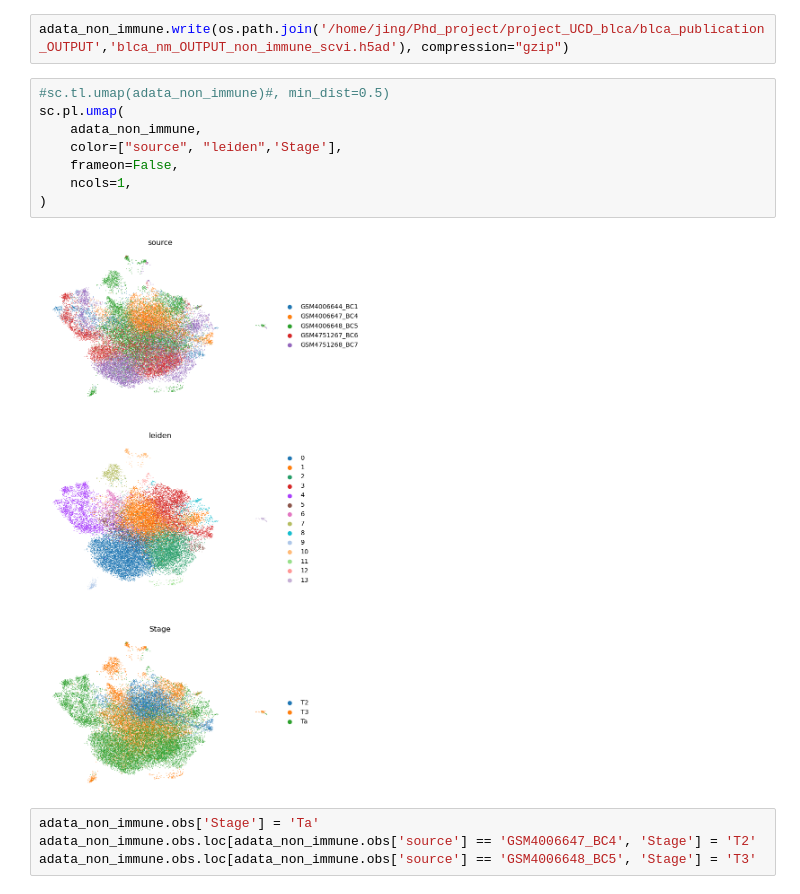
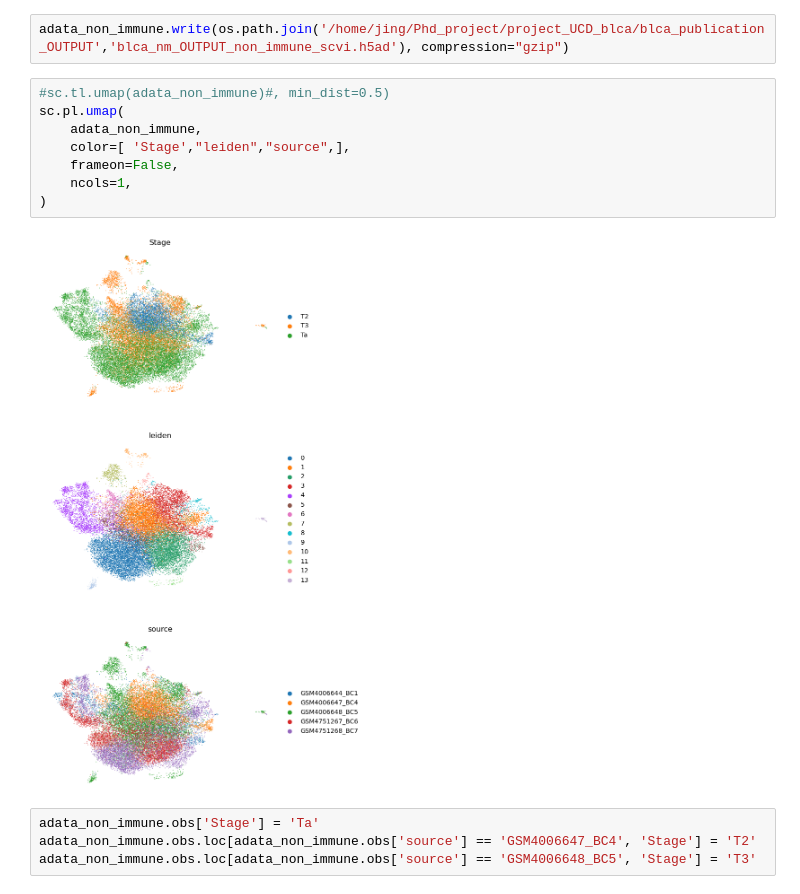
Before and after one commit to jingsday/blca_publication, a Jupyter notebook: blca_publication_Scripts/blca_Scripts_scRNA/blca_scvi_non_immune.ipynb, the cells around one changed output. Drawn from its saved outputs; the diff is of its cells as text.

```diff
--- a/blca_publication_Scripts/blca_Scripts_scRNA/blca_scvi_non_immune.ipynb
+++ b/blca_publication_Scripts/blca_Scripts_scRNA/blca_scvi_non_immune.ipynb
@@ -116,13 +116,13 @@ adata_non_immune.write(os.path.join('/home/jing/Phd_project/project_UCD_blca/blc
 # %%
 #sc.tl.umap(adata_non_immune)#, min_dist=0.5)
 sc.pl.umap(
     adata_non_immune,
-    color=["source", "leiden",'Stage'],
+    color=[ 'Stage',"leiden","source",],
     frameon=False,
     ncols=1,
 )
 # %% [output]
-[figure, old version]
+[figure, new version]
 # %%
 adata_non_immune.obs['Stage'] = 'Ta'
 adata_non_immune.obs.loc[adata_non_immune.obs['source'] == 'GSM4006647_BC4', 'Stage'] = 'T2'
```
Also changed, not shown: parts of 12 cells of this notebook, 1 other file.
